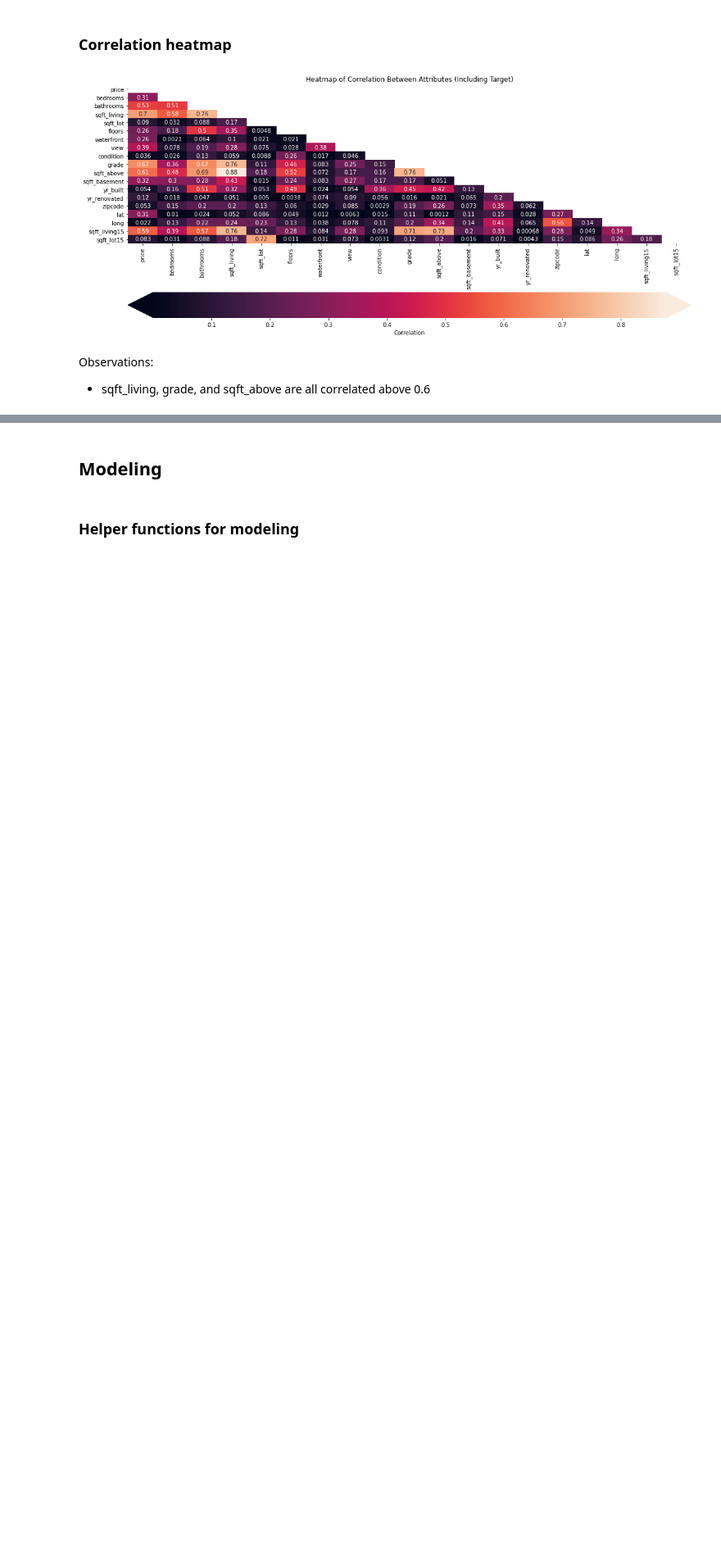
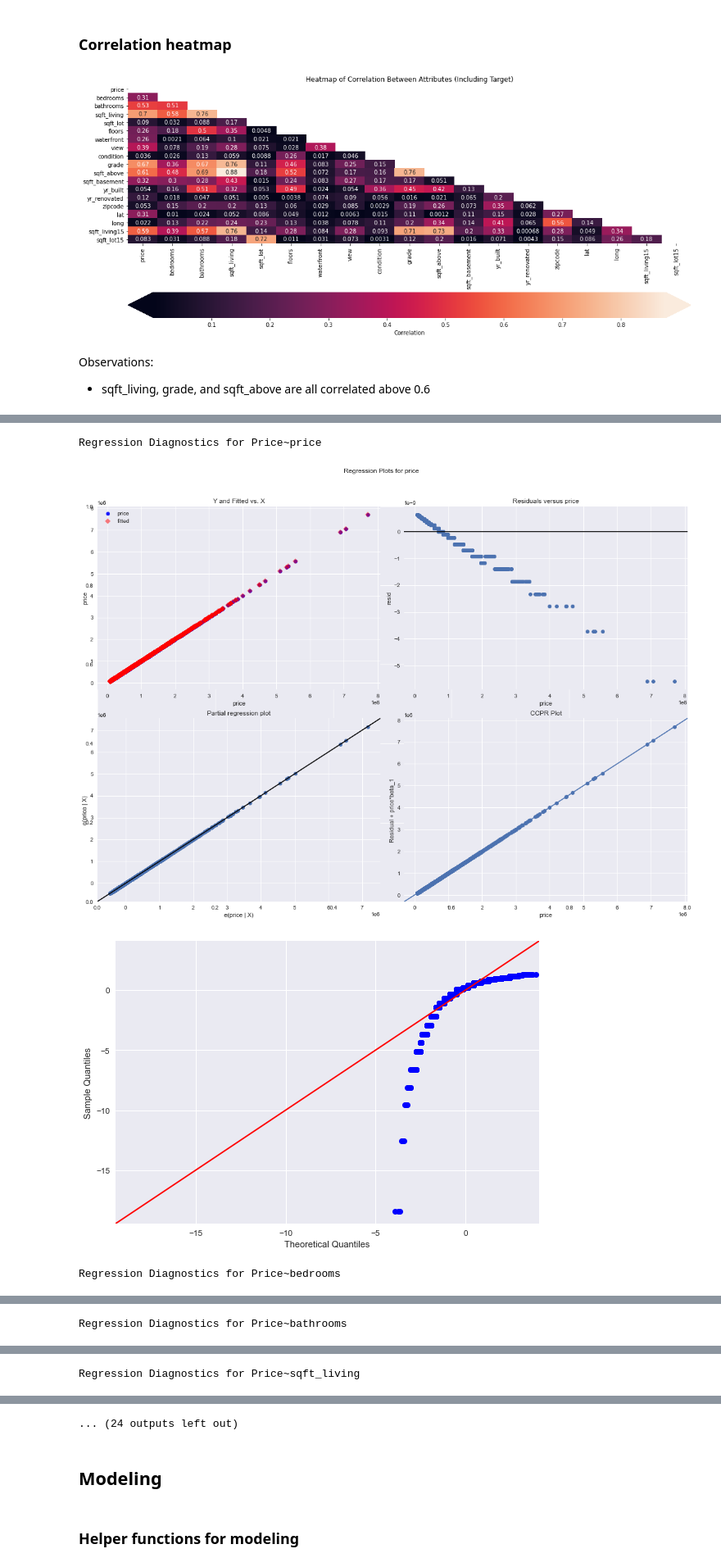
Before and after one commit to samoliver3/dsc-phase-2-project-v2-3, a Jupyter notebook: student.ipynb, the cells around one changed output, grey strips where cells are left out. Shown at 82% size. Drawn from its saved outputs; the diff is of its cells as text; code cells hidden in the pictures; blank space fills up the shorter version.

Commit message:
Added linear regression assumption checks

```diff
--- a/student.ipynb
+++ b/student.ipynb
@@ -23,6 +23,13 @@ import sklearn
 from sklearn.linear_model import LinearRegression
 from sklearn.model_selection import train_test_split
 %matplotlib inline
+
+# imports for statsmodels
+import statsmodels.api as sm
+import statsmodels.formula.api as smf
+import scipy.stats as stats
+import statsmodels.stats.api as sms
+plt.style.use('seaborn')
 # %%
 # import the dataset
 df = pd.read_csv('data/kc_house_data.csv')
@@ -311,0 +329,22 @@ Observations:
+# %%
+# create df with just price, grade, and sqft_living
+df_numerics = df.drop(['waterfront', 'view', 'yr_built', 'yr_renovated',
+                       'zipcode', 'lat', 'long'], axis=1)
+
+# check assumptions
+for idx, column in enumerate(df_numerics.columns):
+    print(f"Regression Diagnostics for Price~{column}")
+
+    f = f'price~{column}'
+    model = smf.ols(formula=f, data=df_numerics).fit()
+
+    fig, axes = plt.subplots(figsize=(16,12))
+    fig = sm.graphics.plot_regress_exog(model, column, fig=fig)
+    fig = sm.graphics.qqplot(model.resid, dist=stats.norm, line='45', fit=True)
+    fig.tight_layout()
+    plt.show()
+# %% [output]
+Regression Diagnostics for Price~price
+[figure, added]
+[figure, added]
+Regression Diagnostics for Price~bedrooms
@@ -311,0 +353 @@ Observations:
+Regression Diagnostics for Price~bathrooms
@@ -311,0 +356 @@ Observations:
+Regression Diagnostics for Price~sqft_living
@@ -312,3 +359,4 @@ Observations:
+... (24 outputs left out)
 # %% [markdown]
 ## Modeling
 # %% [markdown]
```
Also changed, not shown: parts of 6 cells of this notebook.
